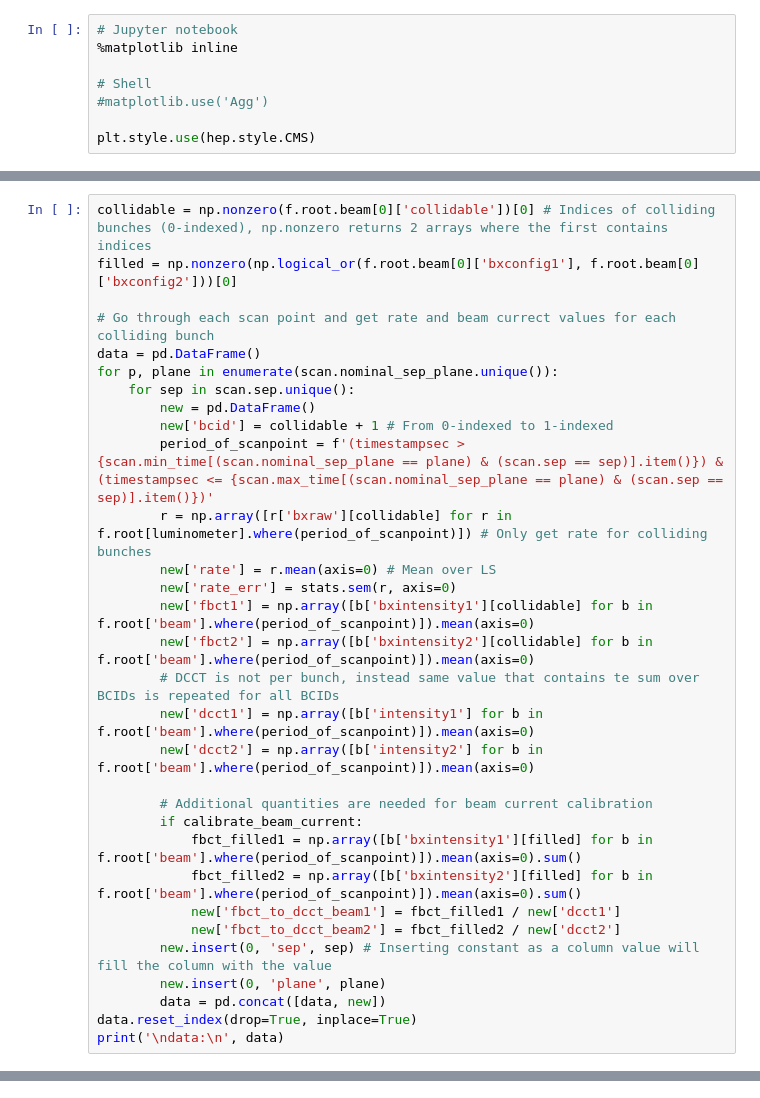
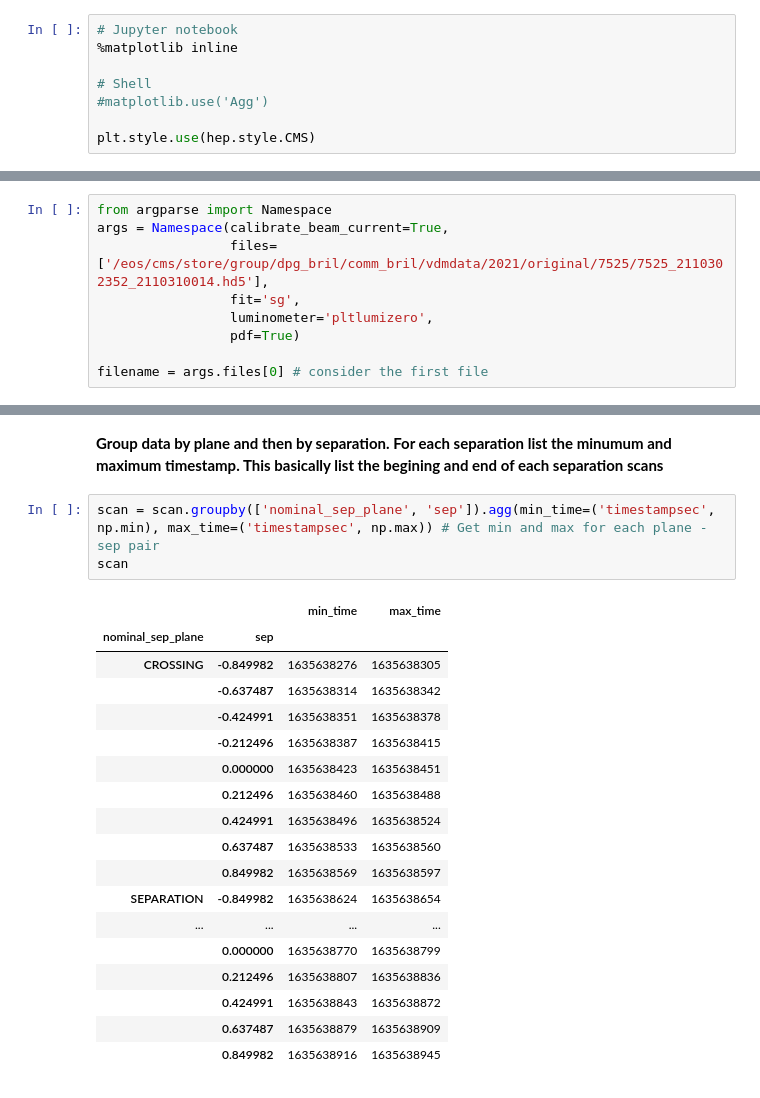
Before and after one commit to saarioka/TinyVdm, a Jupyter notebook: vdm.ipynb, the cells around one changed output, grey strips where cells are left out. Cells and saved outputs as stored; diff of their text form.

```diff
--- a/vdm.ipynb
+++ b/vdm.ipynb
@@ -90,31 +22,0 @@ Scanpoints and timestamps
-# %%
-collidable = np.nonzero(f.root.beam[0]['collidable'])[0] # Indices of colliding bunches (0-indexed), np.nonzero returns 2 arrays where the first contains indices
-filled = np.nonzero(np.logical_or(f.root.beam[0]['bxconfig1'], f.root.beam[0]['bxconfig2']))[0]
-
-# Go through each scan point and get rate and beam currect values for each colliding bunch
-data = pd.DataFrame()
-for p, plane in enumerate(scan.nominal_sep_plane.unique()):
-    for sep in scan.sep.unique():
-        new = pd.DataFrame()
-        new['bcid'] = collidable + 1 # From 0-indexed to 1-indexed
-        period_of_scanpoint = f'(timestampsec > {scan.min_time[(scan.nominal_sep_plane == plane) & (scan.sep == sep)].item()}) & (timestampsec <= {scan.max_time[(scan.nominal_sep_plane == plane) & (scan.sep == sep)].item()})'
-        r = np.array([r['bxraw'][collidable] for r in f.root[luminometer].where(period_of_scanpoint)]) # Only get rate for colliding bunches
-        new['rate'] = r.mean(axis=0) # Mean over LS
-        new['rate_err'] = stats.sem(r, axis=0)
-        new['fbct1'] = np.array([b['bxintensity1'][collidable] for b in f.root['beam'].where(period_of_scanpoint)]).mean(axis=0)
-        new['fbct2'] = np.array([b['bxintensity2'][collidable] for b in f.root['beam'].where(period_of_scanpoint)]).mean(axis=0)
-        # DCCT is not per bunch, instead same value that contains te sum over BCIDs is repeated for all BCIDs
-        new['dcct1'] = np.array([b['intensity1'] for b in f.root['beam'].where(period_of_scanpoint)]).mean(axis=0)
-        new['dcct2'] = np.array([b['intensity2'] for b in f.root['beam'].where(period_of_scanpoint)]).mean(axis=0)
-
-        # Additional quantities are needed for beam current calibration
-        if calibrate_beam_current:
-            fbct_filled1 = np.array([b['bxintensity1'][filled] for b in f.root['beam'].where(period_of_scanpoint)]).mean(axis=0).sum()
-            fbct_filled2 = np.array([b['bxintensity2'][filled] for b in f.root['beam'].where(period_of_scanpoint)]).mean(axis=0).sum()
-            new['fbct_to_dcct_beam1'] = fbct_filled1 / new['dcct1']
-            new['fbct_to_dcct_beam2'] = fbct_filled2 / new['dcct2']
-        new.insert(0, 'sep', sep) # Inserting constant as a column value will fill the column with the value
-        new.insert(0, 'plane', plane)
-        data = pd.concat([data, new])
-data.reset_index(drop=True, inplace=True)
-print('\ndata:\n', data)
@@ -361,0 +47,9 @@ bcid
+# %%
+from argparse import Namespace
+args = Namespace(calibrate_beam_current=True,
+                 files=['/eos/cms/store/group/dpg_bril/comm_bril/vdmdata/2021/original/7525/7525_2110302352_2110310014.hd5'],
+                 fit='sg',
+                 luminometer='pltlumizero',
+                 pdf=True)
+
+filename = args.files[0] # consider the first file
@@ -361,0 +162,24 @@ bcid
+# %% [markdown]
+**Group data by plane and then by separation. For each separation list the minumum and maximum timestamp. This basically list the begining and end of each separation scans**
+# %%
+scan = scan.groupby(['nominal_sep_plane', 'sep']).agg(min_time=('timestampsec', np.min), max_time=('timestampsec', np.max)) # Get min and max for each plane - sep pair
+scan
+# %% [output]
+|  |  | min_time | max_time |
+| nominal_sep_plane | sep |  |  |
+| CROSSING | -0.849982 | 1635638276 | 1635638305 |
+|  | -0.637487 | 1635638314 | 1635638342 |
+|  | -0.424991 | 1635638351 | 1635638378 |
+|  | -0.212496 | 1635638387 | 1635638415 |
+|  | 0.000000 | 1635638423 | 1635638451 |
+|  | 0.212496 | 1635638460 | 1635638488 |
+|  | 0.424991 | 1635638496 | 1635638524 |
+|  | 0.637487 | 1635638533 | 1635638560 |
+|  | 0.849982 | 1635638569 | 1635638597 |
+| SEPARATION | -0.849982 | 1635638624 | 1635638654 |
+| ... | ... | ... | ... |
+|  | 0.000000 | 1635638770 | 1635638799 |
+|  | 0.212496 | 1635638807 | 1635638836 |
+|  | 0.424991 | 1635638843 | 1635638872 |
+|  | 0.637487 | 1635638879 | 1635638909 |
+|  | 0.849982 | 1635638916 | 1635638945 |
```
Also changed, not shown: parts of 58 cells of this notebook.
